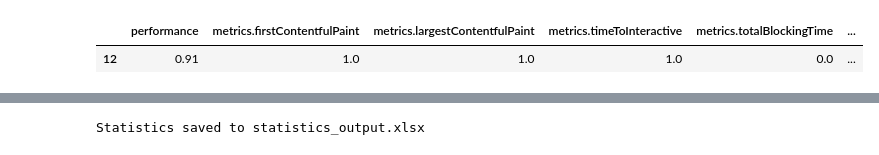
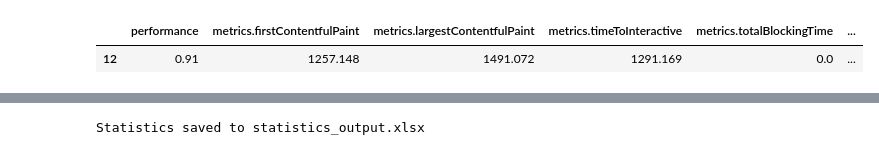
Before and after one commit to KoltaG/thesis-metrics, a Jupyter notebook: lighthouse-evaulate/lighthouse-evaluation.ipynb, the cells around one changed output, grey strips where cells are left out. Saved outputs shown, nothing was run; the diff lists cells and outputs as text; code cells hidden in the pictures.

```diff
--- a/lighthouse-evaulate/lighthouse-evaluation.ipynb
+++ b/lighthouse-evaulate/lighthouse-evaluation.ipynb
@@ -34,16 +34,11 @@ dataframes["vue_desktop"].head()
-# %%
-# Convert metrics to numeric
-def convert_metrics(df):
-    for metric in ["metrics.firstContentfulPaint", "metrics.largestContentfulPaint", "metrics.timeToInteractive"]:
-        # Remove strings convert seconds to milliseconds
-        df[metric] = df[metric].str.replace(r"[^\d.]", "", regex=True).astype(float) * 1000
-
-    # Convert totalBlockingTime to numeric (its already in milliseconds)
-    df["metrics.totalBlockingTime"] = df["metrics.totalBlockingTime"].str.replace(r"[^\d.]", "", regex=True).astype(float)
-
-    # Convert cumulativeLayoutShift to numeric (unitless)
-    df["metrics.cumulativeLayoutShift"] = df["metrics.cumulativeLayoutShift"].astype(float)
-
-    return df
-
-dataframes = {name: convert_metrics(df.copy()) for name, df in dataframes.items()}
+# %%
+if not os.path.exists("excel"):
+    os.makedirs("excel")
+
+output_file = "excel/dataframes_output.xlsx"
+
+with pd.ExcelWriter(output_file) as writer:
+    for dataset_name, df in dataframes.items():
+        df.to_excel(writer, sheet_name=dataset_name)
+
+print(f"Dataframes saved to {output_file}")
@@ -89,16 +86,16 @@ dataframes_normalized["react_desktop"].head()
 # %%
 # Detect outliers using the IQR method
 def detect_outliers(df, column):
     Q1 = df[column].quantile(0.25)
     Q3 = df[column].quantile(0.75)
     IQR = Q3 - Q1
     outliers = df[(df[column] < (Q1 - 1.5 * IQR)) | (df[column] > (Q3 + 1.5 * IQR))]
     return outliers
 
-outliers = {name: {col: detect_outliers(df, col) for col in df.columns if "metrics" in col} for name, df in dataframes_normalized.items()}
+outliers = {name: {col: detect_outliers(df, col) for col in df.columns if "metrics" in col} for name, df in dataframes.items()}
 
 outliers["react_desktop"]["metrics.firstContentfulPaint"]
 #outliers["react_desktop"]["metrics.largestContentfulPaint"]
 # %% [output]
 |  | performance | metrics.firstContentfulPaint | metrics.largestContentfulPaint | metrics.timeToInteractive | metrics.totalBlockingTime | ... |
-| 12 | 0.91 | 1.0 | 1.0 | 1.0 | 0.0 | ... |
+| 12 | 0.91 | 1257.148 | 1491.072 | 1291.169 | 0.0 | ... |
```
Also changed, not shown: parts of 22 cells of this notebook, 3 other files.
